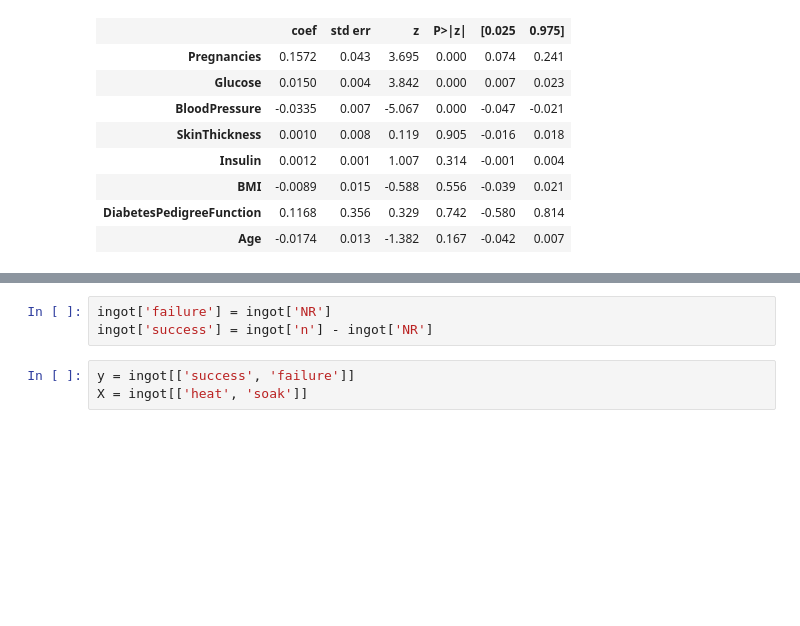
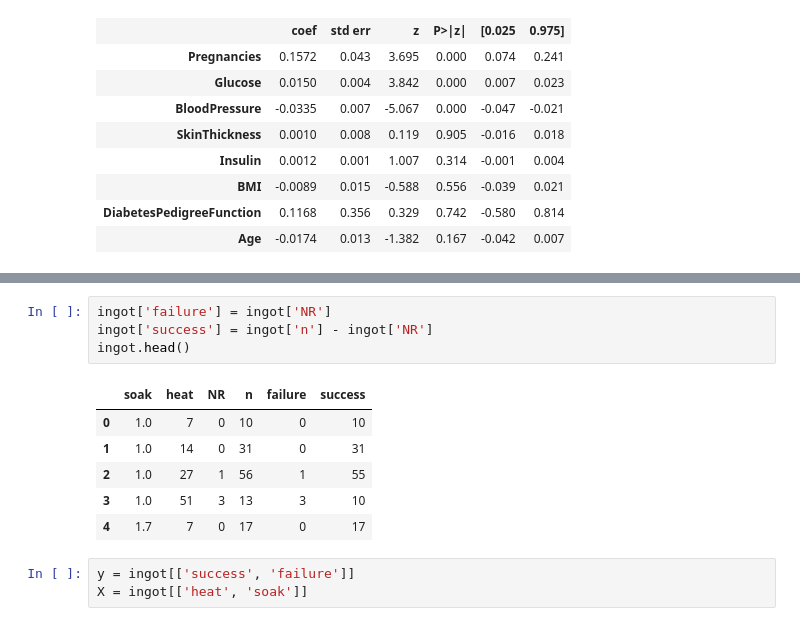
Before and after one commit to orie3120/orie3120-sp2020, a Jupyter notebook: demos/logistic-regression.ipynb, the cells around one changed output, grey strips where cells are left out. Saved outputs shown, nothing was run; the diff lists cells and outputs as text; blank space fills up the shorter version.

```diff
--- a/demos/logistic-regression.ipynb
+++ b/demos/logistic-regression.ipynb
@@ -127,6 +148,14 @@ ingot = pd.read_csv('ingots.csv')
 # %%
 ingot['failure'] = ingot['NR']
 ingot['success'] = ingot['n'] - ingot['NR']
+ingot.head()
+# %% [output]
+|  | soak | heat | NR | n | failure | success |
+| 0 | 1.0 | 7 | 0 | 10 | 0 | 10 |
+| 1 | 1.0 | 14 | 0 | 31 | 0 | 31 |
+| 2 | 1.0 | 27 | 1 | 56 | 1 | 55 |
+| 3 | 1.0 | 51 | 3 | 13 | 3 | 10 |
+| 4 | 1.7 | 7 | 0 | 17 | 0 | 17 |
 # %%
 y = ingot[['success', 'failure']]
 X = ingot[['heat', 'soak']]
```
Also changed, not shown: parts of 4 cells of this notebook, 4 other files.
